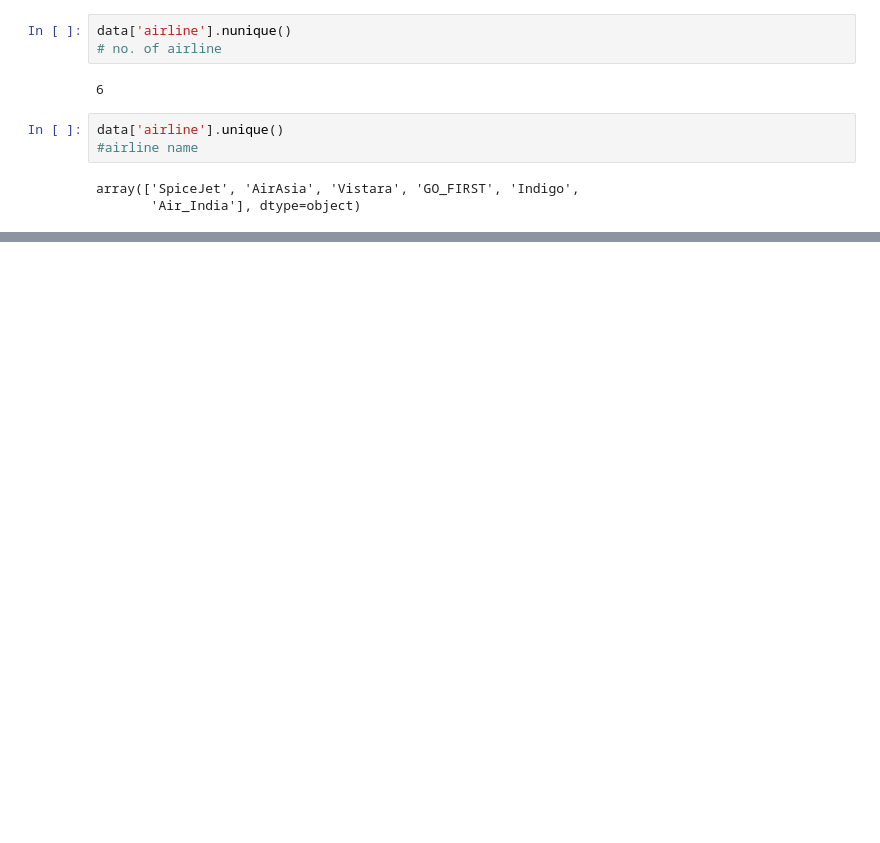
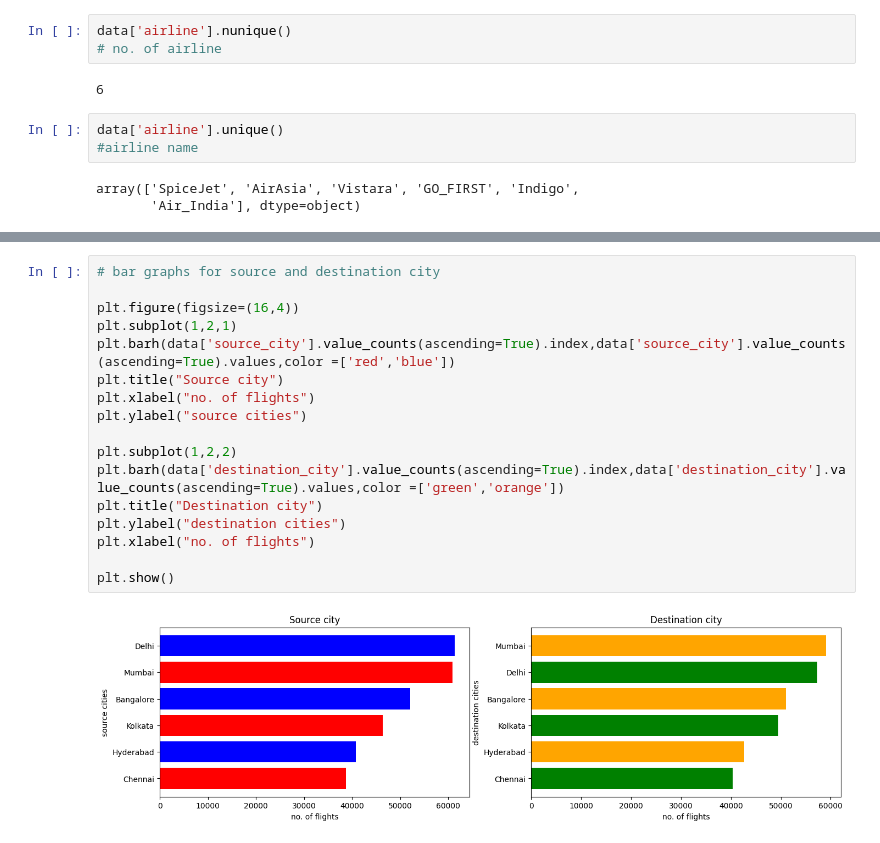
Before and after one commit to Shemanto1/python-final-project, a Jupyter notebook: main.ipynb, the cells around one changed output, grey strips where cells are left out. Saved outputs shown, nothing was run; the diff lists cells and outputs as text; blank space fills up the shorter version.

```diff
--- a/main.ipynb
+++ b/main.ipynb
@@ -189,0 +284,19 @@ data['airline'].value_counts(ascending = True).plot.bar()
+# %%
+# bar graphs for source and destination city
+
+plt.figure(figsize=(16,4))
+plt.subplot(1,2,1)
+plt.barh(data['source_city'].value_counts(ascending=True).index,data['source_city'].value_counts(ascending=True).values,color =['red','blue'])
+plt.title("Source city")
+plt.xlabel("no. of flights")
+plt.ylabel("source cities")
+
+plt.subplot(1,2,2)
+plt.barh(data['destination_city'].value_counts(ascending=True).index,data['destination_city'].value_counts(ascending=True).values,color =['green','orange'])
+plt.title("Destination city")
+plt.ylabel("destination cities")
+plt.xlabel("no. of flights")
+
+plt.show()
+# %% [output]
+[figure, added]
```
Also changed, not shown: parts of 14 cells of this notebook.
